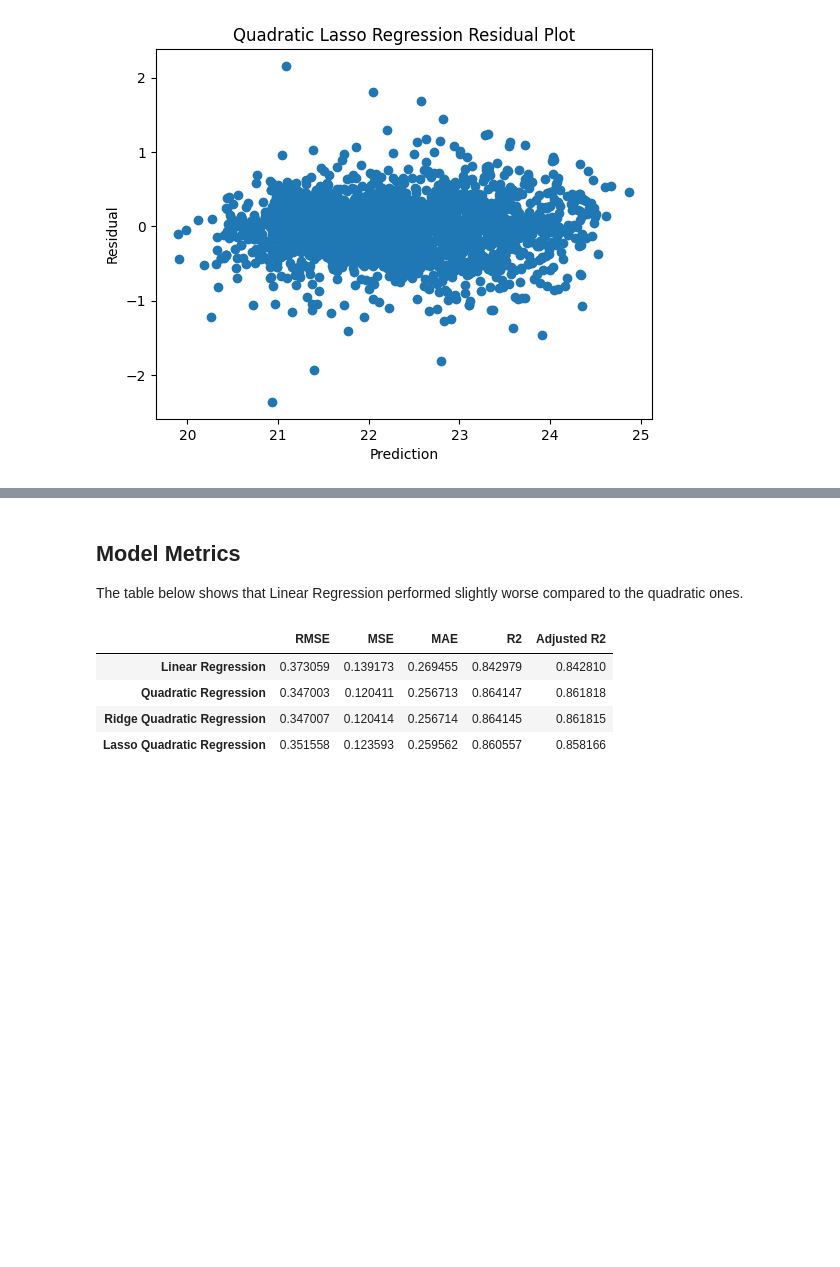
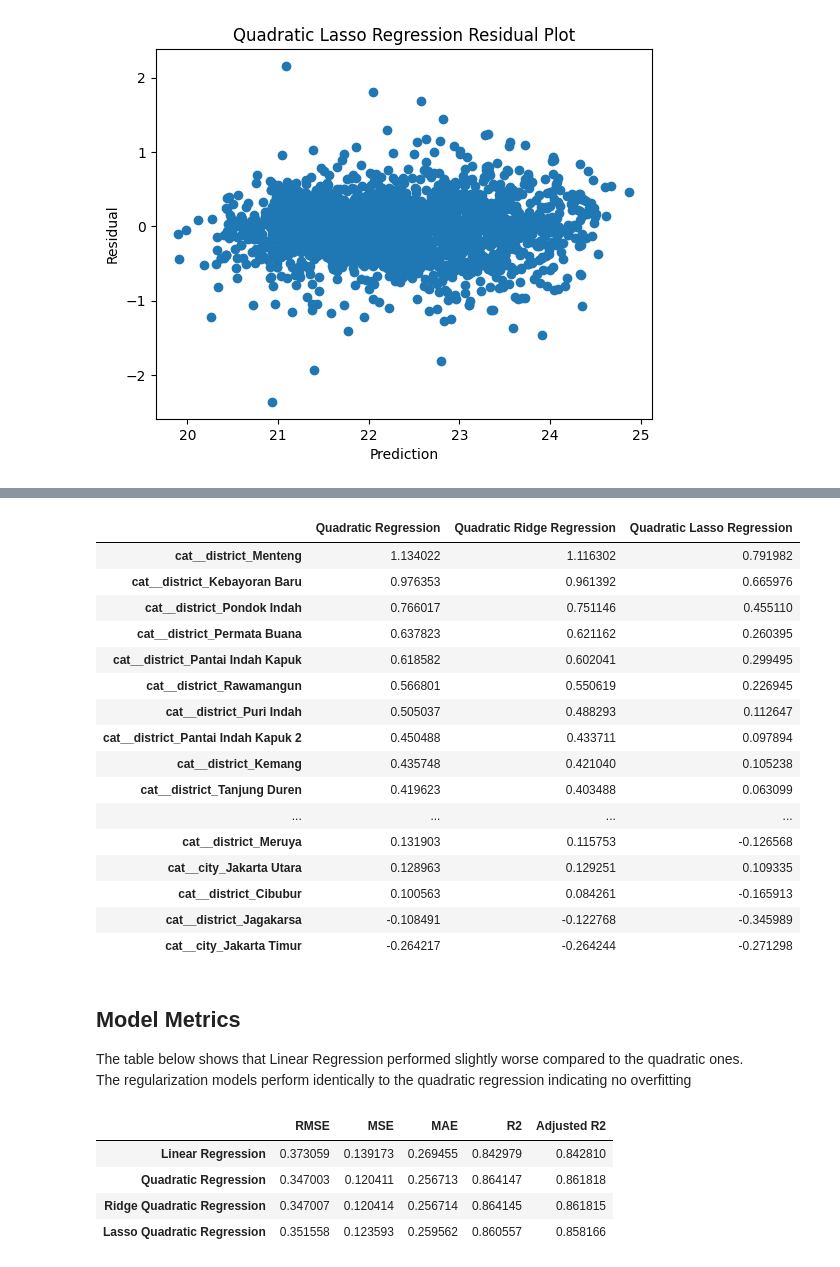
Before and after one commit to WinarOwen/Jakarta-House-Price-Prediction, a Jupyter notebook: mlstuff.ipynb, the cells around one changed output, grey strips where cells are left out. Cells and saved outputs as stored; diff of their text form; code cells hidden in the pictures; blank space fills up the shorter version.

Commit message:
Added coefs table and adjust the naming of images and csvs

```diff
--- a/mlstuff.ipynb
+++ b/mlstuff.ipynb
@@ -646,6 +677,10 @@ MSE: 0.12041137815529761
 MAE: 0.2567132950925884
 R2: 0.8641470226563439
 AdjR2: 0.8618175480357121
+# %%
+quad_reg_coefs = pd.Series(quad_reg_model["model"].coef_, index=quad_reg_model["preprocessing"].get_feature_names_out())
+quad_reg_coefs_num = quad_reg_coefs[:14]
+quad_reg_coefs_cat = quad_reg_coefs[14:]
 # %%
 plt.title("Quadratic Regression Residual Plot")
 plt.grid(True)
@@ -873,11 +908,14 @@ ridge_quad_mae = mean_absolute_error(y_test,ridge_prediction_quad)
 ridge_quad_r2 = r2_score(y_test,ridge_prediction_quad)
 ridge_quad_adjr2 = adjusted_r2(ridge_quad_r2, X_test_transformed_quad.shape[0], X_test_transformed_quad.shape[1])
 
+ridge_quad_coefs = ridge_reg_quad["model"].coef_
+ridge_quad_num_coefs = ridge_quad_coefs[:14]
+ridge_reg_cat_coefs = ridge_quad_coefs[14:]
+
 print(f"Ridge RMSE: {ridge_quad_rmse}")
 print(f"Ridge MSE:{ridge_quad_mse}")
 print(f"Ridge MAE {ridge_quad_mae}")
 print(f"Ridge R2 : {ridge_quad_r2}")
-print(f"Ridge coefs: {ridge_reg_quad["model"].coef_}")
 print(f"Ridge alphas: {ridge_reg_quad["model"].alpha_}\n")
 
 lasso_quad_rmse = root_mean_squared_error(y_test,lasso_prediction_quad)
@@ -886,13 +924,31 @@ lasso_quad_mae = mean_absolute_error(y_test,lasso_prediction_quad)
 lasso_quad_r2 = r2_score(y_test,lasso_prediction_quad)
 lasso_quad_adjr2 = adjusted_r2(lasso_quad_r2, X_test_transformed_quad.shape[0], X_test_transformed_quad.shape[1])
 
+lasso_quad_coefs = lasso_reg_quad["model"].coef_
+lasso_quad_num_coefs = lasso_quad_coefs[:14]
+lasso_reg_cat_coefs = lasso_quad_coefs[14:]
+
 
 print(f"Lasso RMSE: {lasso_quad_rmse}")
 print(f"Lasso MSE: {lasso_quad_mse} ")
 print(f"Lasso MAE {lasso_quad_mae}")
 print(f"Lasso R2 : {lasso_quad_r2}")
-print(f"Lasso coefs: {lasso_reg_quad["model"].coef_}")
 print(f"Lasso alpha: {lasso_reg_quad["model"].alpha_}")
+
+num_model_coefs = pd.DataFrame({
+    'Quadratic Regression': quad_reg_coefs_num.to_numpy(),
+    'Quadratic Ridge Regression': ridge_quad_num_coefs,
+    'Quadratic Lasso Regression': lasso_quad_num_coefs
+}, index=quad_reg_model["preprocessing"].get_feature_names_out()[:14])
+
+
+cat_model_coefs = pd.DataFrame({
+    'Quadratic Regression': quad_reg_coefs_cat.to_numpy(),
+    'Quadratic Ridge Regression': ridge_reg_cat_coefs,
+    'Quadratic Lasso Regression': lasso_reg_cat_coefs
+}, index=quad_reg_model["preprocessing"].get_feature_names_out()[14:])
+
+
 
 model_cv_desc = pd.DataFrame({
     'Linear Regression':linear_cvs_desc,
@@ -932,6 +1006,29 @@ Lasso alpha: 0.0008333223006771666
+# %%
+cat_model_coefs_sorted = cat_model_coefs.sort_values(by='Quadratic Regression',ascending=False)
+cat_model_coefs_sorted.to_csv("csvs/quadratic_models_cat_coefs.csv")
+cat_model_coefs_sorted
+# %% [output]
+|  | Quadratic Regression | Quadratic Ridge Regression | Quadratic Lasso Regression |
+| cat__district_Menteng | 1.134022 | 1.116302 | 0.791982 |
+| cat__district_Kebayoran Baru | 0.976353 | 0.961392 | 0.665976 |
+| cat__district_Pondok Indah | 0.766017 | 0.751146 | 0.455110 |
+| cat__district_Permata Buana | 0.637823 | 0.621162 | 0.260395 |
+| cat__district_Pantai Indah Kapuk | 0.618582 | 0.602041 | 0.299495 |
+| cat__district_Rawamangun | 0.566801 | 0.550619 | 0.226945 |
+| cat__district_Puri Indah | 0.505037 | 0.488293 | 0.112647 |
+| cat__district_Pantai Indah Kapuk 2 | 0.450488 | 0.433711 | 0.097894 |
+| cat__district_Kemang | 0.435748 | 0.421040 | 0.105238 |
+| cat__district_Tanjung Duren | 0.419623 | 0.403488 | 0.063099 |
+| ... | ... | ... | ... |
+| cat__district_Meruya | 0.131903 | 0.115753 | -0.126568 |
+| cat__city_Jakarta Utara | 0.128963 | 0.129251 | 0.109335 |
+| cat__district_Cibubur | 0.100563 | 0.084261 | -0.165913 |
+| cat__district_Jagakarsa | -0.108491 | -0.122768 | -0.345989 |
+| cat__city_Jakarta Timur | -0.264217 | -0.264244 | -0.271298 |
 # %% [markdown]
 ## Model Metrics
-The table below shows that Linear Regression performed slightly worse compared to the quadratic ones.
+The table below shows that Linear Regression performed slightly worse compared to the quadratic ones.<br>
+The regularization models perform identically to the quadratic regression indicating no overfitting
 # %%
 model_metrics
 # %% [output]
```
Also changed, not shown: parts of 22 cells of this notebook, 15 other files.
